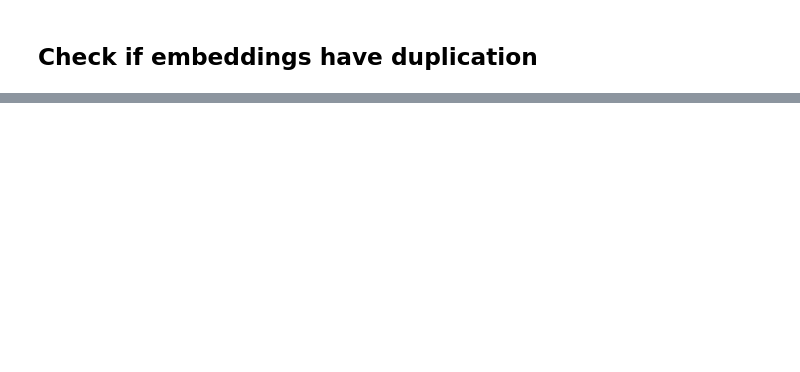
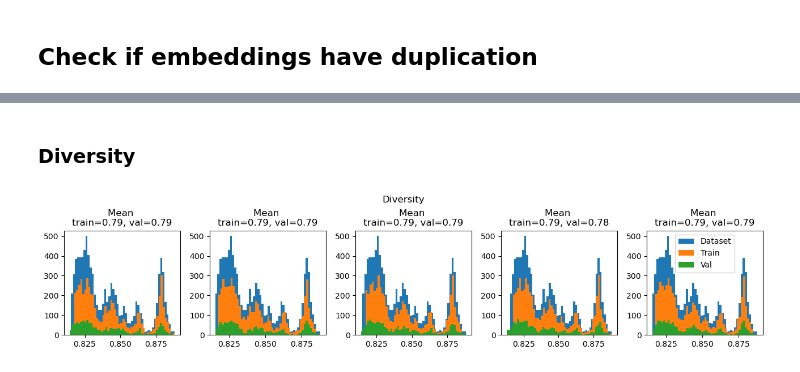
Before and after one commit to stepp1/protera-stability, a Jupyter notebook: parallel-synthesis/experiments/exploration_splits.ipynb, the cells around one changed output, grey strips where cells are left out. Saved outputs shown, nothing was run; the diff lists cells and outputs as text; code cells hidden in the pictures; blank space fills up the shorter version.

```diff
--- a/parallel-synthesis/experiments/exploration_splits.ipynb
+++ b/parallel-synthesis/experiments/exploration_splits.ipynb
@@ -141,0 +199,42 @@ sum(df_test.consensus_stability_score.values == diversity_test.consensus_stabili
+# %% [markdown]
+### Diversity
+# %%
+import torch
+
+f, axs = plt.subplots(ncols=5, figsize=(13,3))
+
+for ax in axs.flatten():
+    dataset = ProteinStabilityDataset(base_path / "stability.h5", ret_dict=True)
+    train_set = ProteinStabilityDataset(base_path / "stability_train.h5", ret_dict=True)
+
+    X, y = dataset.X, dataset.y
+
+    train_set, val_set = torch.utils.data.random_split(
+        train_set,
+        lengths=[int(len(train_set) * 0.8), len(train_set) - int(len(train_set) * 0.8)],
+    )
+
+    data_train = train_set.dataset[train_set.indices]
+    data_val = val_set.dataset[val_set.indices]
+
+    seqs_train = v_bytes_to_str(data_train["sequences"])
+    seqs_val = v_bytes_to_str(data_val["sequences"])
+    subset_diversity_train = diversity_dset[diversity_dset.sequence.isin(seqs_train)]
+    subset_diversity_val = diversity_dset[diversity_dset.sequence.isin(seqs_val)]
+    subset_diversity_train = subset_diversity_train.sort_values(by="diversity", ascending=True)
+    subset_diversity_val = subset_diversity_val.sort_values(by="diversity", ascending=True)
+
+    ax.hist(diversity_dset_sorted.diversity[1000:], bins=50, label="Dataset")
+    ax.hist(subset_diversity_train.diversity[900:], bins=50, label="Train")
+    ax.hist(subset_diversity_val.diversity[150:], bins=50, label="Val")
+
+    mean_train = subset_diversity_train.diversity.mean()
+    mean_val = subset_diversity_val.diversity.mean()
+    ax.set_title(f"Mean \ntrain={round(mean_train, 2)}, val={round(mean_val, 2)}")
+
+f.suptitle("Diversity")
+f.tight_layout(rect=[0, 0.03, 1, 0.95])
+ax.legend()
+plt.show()
+# %% [output]
+[figure, added]
```
Also changed, not shown: parts of 26 cells of this notebook.
